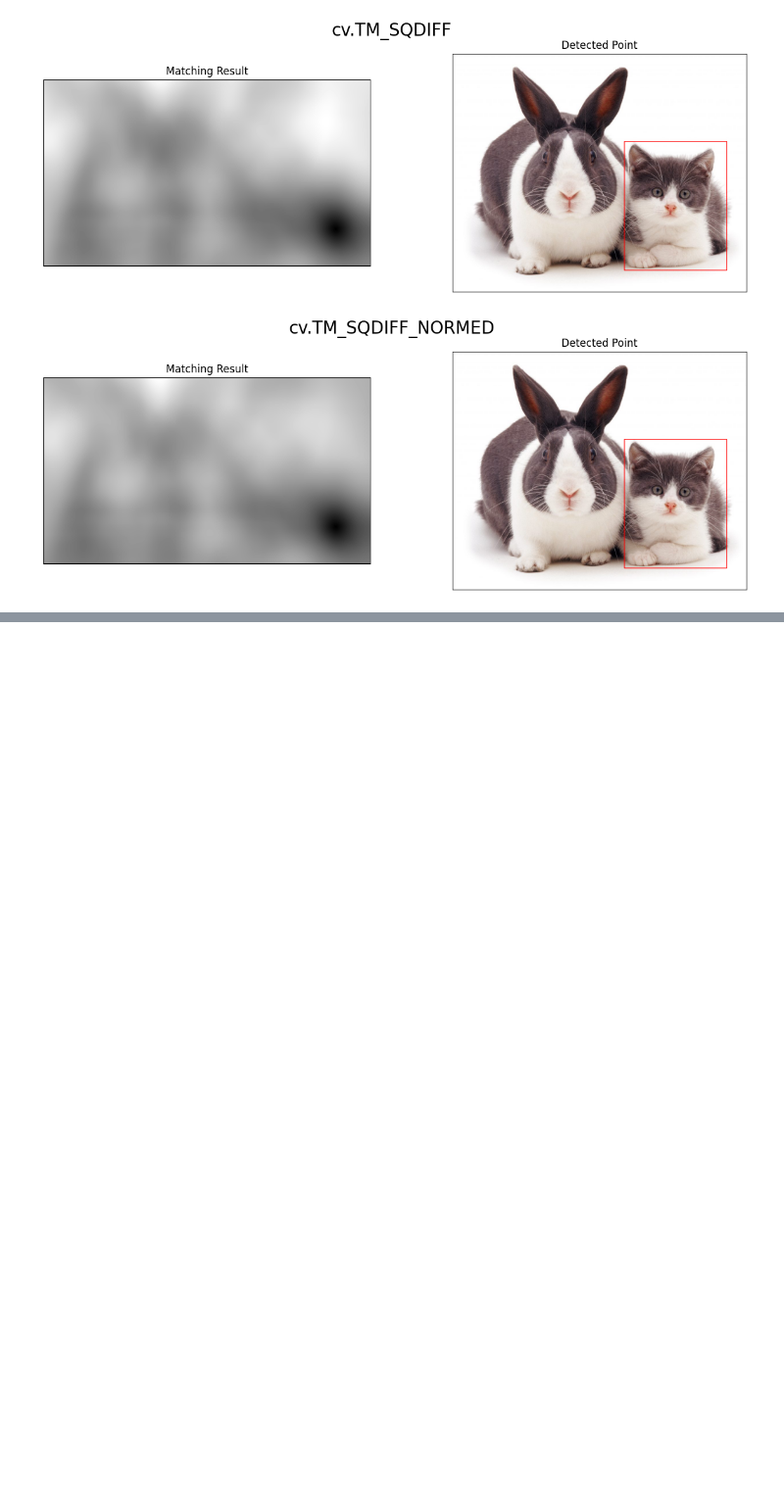
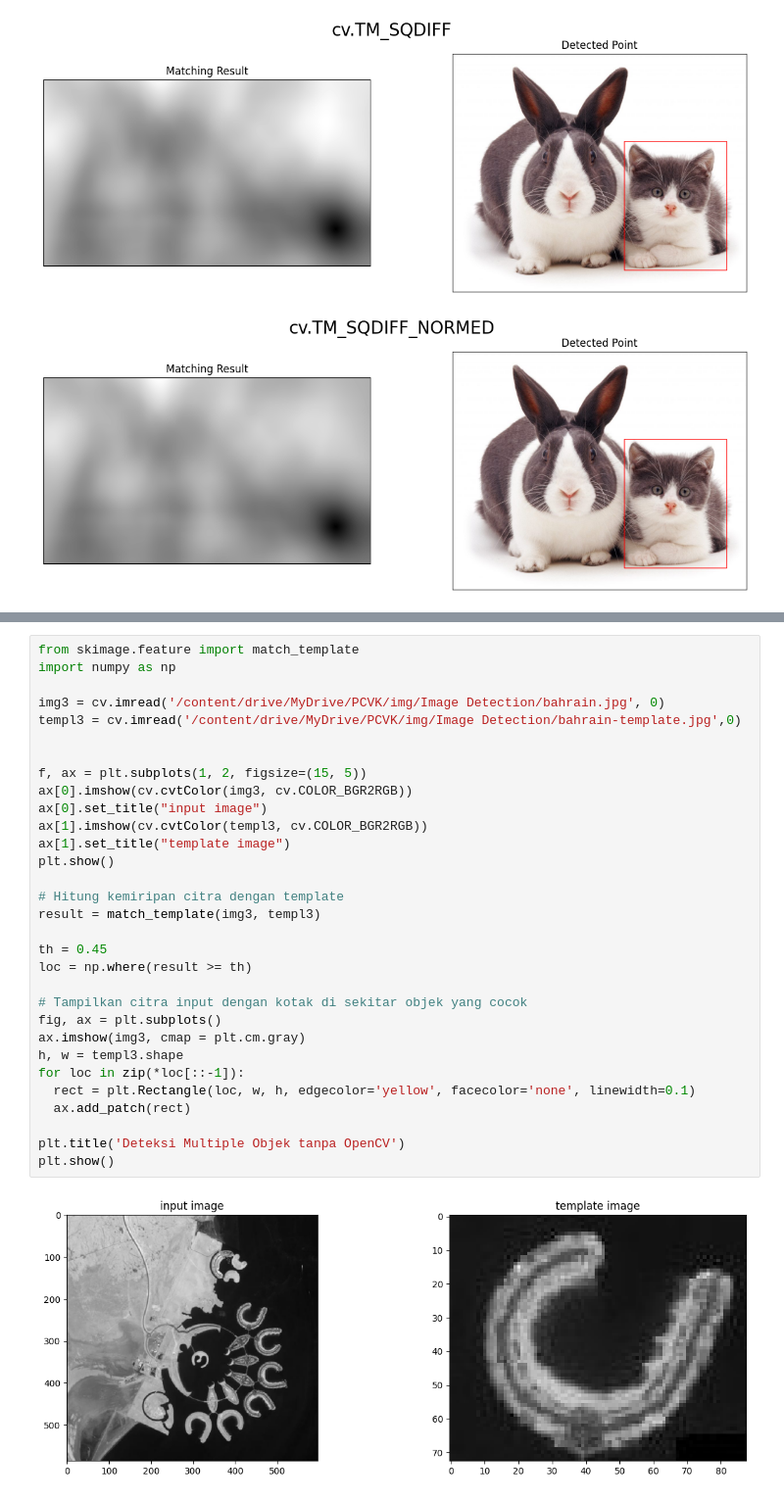
Before and after one commit to Salwalabibah/PCVK_Genap_2023, a Jupyter notebook: week11.ipynb, the cells around one changed output, grey strips where cells are left out. Shown at 98% size. Drawn from its saved outputs; the diff is of its cells as text; blank space fills up the shorter version.

```diff
--- a/week11.ipynb
+++ b/week11.ipynb
@@ -85,0 +91,33 @@ for meth in methods:
+# %%
+from skimage.feature import match_template
+import numpy as np
+
+img3 = cv.imread('/content/drive/MyDrive/PCVK/img/Image Detection/bahrain.jpg', 0)
+templ3 = cv.imread('/content/drive/MyDrive/PCVK/img/Image Detection/bahrain-template.jpg',0)
+
+
+f, ax = plt.subplots(1, 2, figsize=(15, 5))
+ax[0].imshow(cv.cvtColor(img3, cv.COLOR_BGR2RGB))
+ax[0].set_title("input image")
+ax[1].imshow(cv.cvtColor(templ3, cv.COLOR_BGR2RGB))
+ax[1].set_title("template image")
+plt.show()
+
+# Hitung kemiripan citra dengan template
+result = match_template(img3, templ3)
+
+th = 0.45
+loc = np.where(result >= th)
+
+# Tampilkan citra input dengan kotak di sekitar objek yang cocok
+fig, ax = plt.subplots()
+ax.imshow(img3, cmap = plt.cm.gray)
+h, w = templ3.shape
+for loc in zip(*loc[::-1]):
+  rect = plt.Rectangle(loc, w, h, edgecolor='yellow', facecolor='none', linewidth=0.1)
+  ax.add_patch(rect)
+
+plt.title('Deteksi Multiple Objek tanpa OpenCV')
+plt.show()
+# %% [output]
+[figure, added]
```
Also changed, not shown: parts of 2 cells of this notebook.
